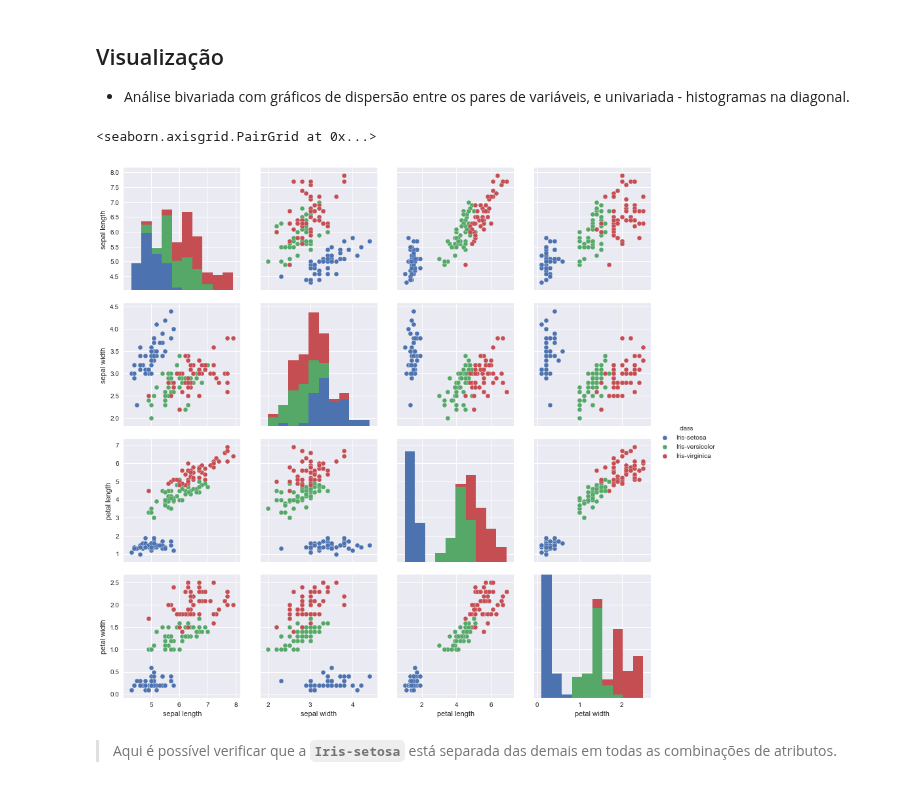
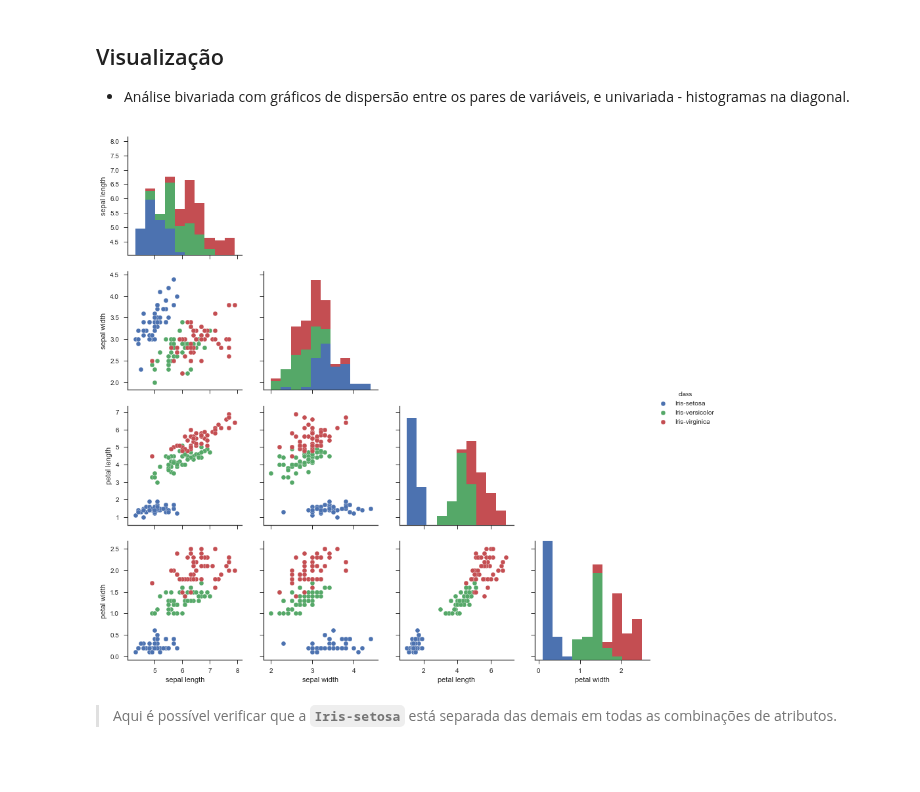
Before and after one commit to cristianokiu/desafio_datascience_intelivix_dez2016, a Jupyter notebook: Basico.ipynb, the cells around one changed output. Cells and saved outputs as stored; diff of their text form; code cells hidden in the pictures.

```diff
--- a/Basico.ipynb
+++ b/Basico.ipynb
@@ -58,11 +58,15 @@ ds.describe()
 # %% [markdown]
 ## Visualização
 * Análise bivariada com gráficos de dispersão entre os pares de variáveis, e univariada - histogramas na diagonal.
-# %%
-sns.pairplot(ds, hue="class", size=3)
-# %% [output]
-<seaborn.axisgrid.PairGrid at 0x...>
-[figure, removed]
+# %%
+sns.set(style='ticks')
+g = sns.pairplot(ds, hue="class", size=3)
+
+# Remove o triângulo superior, que apenas espelha o inferior
+for i, j in zip(*np.triu_indices_from(g.axes, 1)):
+    g.axes[i, j].remove()
+# %% [output]
+[figure, added]
 # %% [markdown]
 > Aqui é possível verificar que a **`Iris-setosa`** está separada das demais em todas as combinações de atributos.
 # %% [markdown]
```
Also changed, not shown: parts of 2 cells of this notebook.
